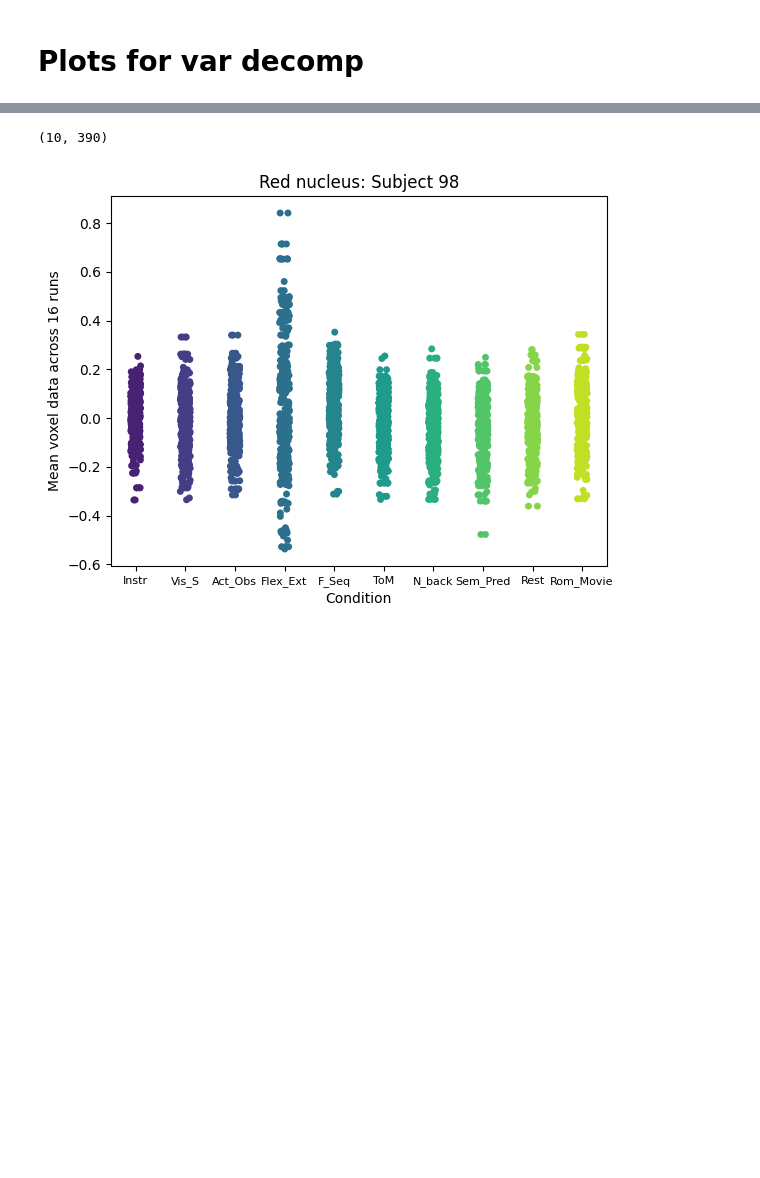
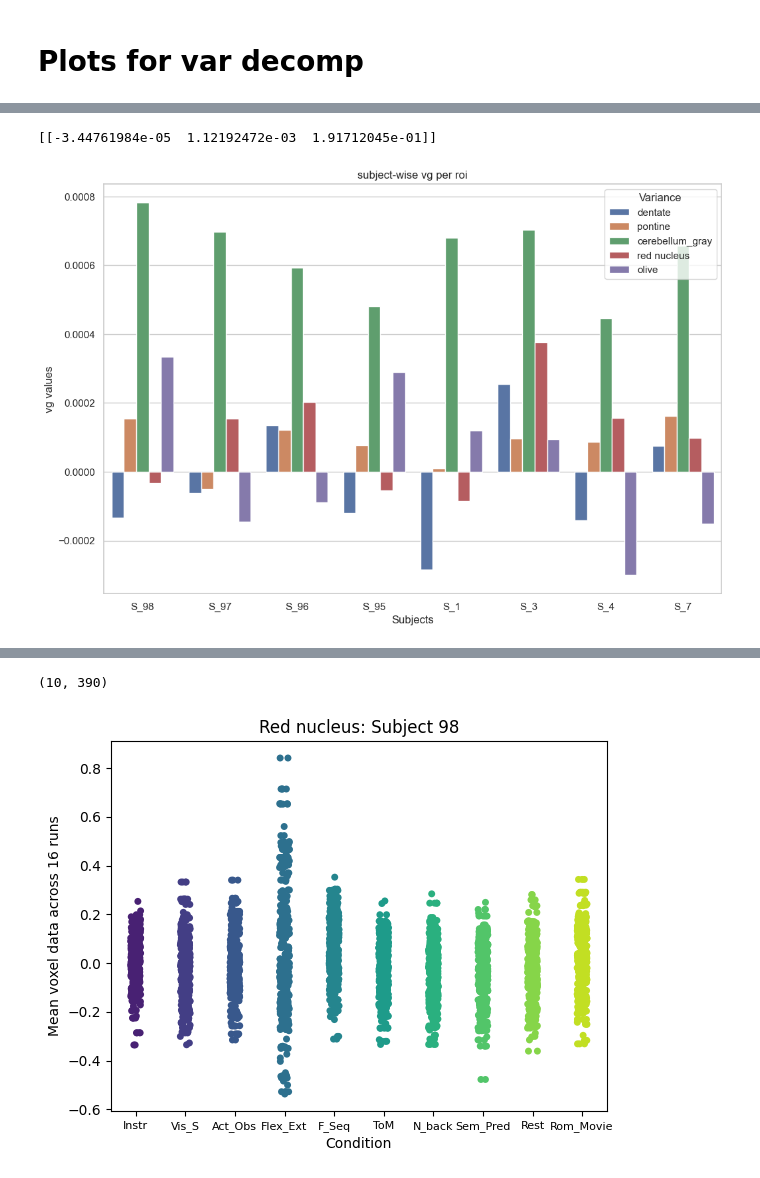
Before and after one commit to DiedrichsenLab/Pontine7T, a Jupyter notebook: notebooks/plots_decomp_var.ipynb, the cells around one changed output, grey strips where cells are left out. Saved outputs shown, nothing was run; the diff lists cells and outputs as text; code cells hidden in the pictures; blank space fills up the shorter version.

Commit message:
added plots

```diff
--- a/notebooks/plots_decomp_var.ipynb
+++ b/notebooks/plots_decomp_var.ipynb
@@ -14,7 +14,9 @@ data_dir = '/Volumes/diedrichsen_data$/data/Cerebellum/Pontine7T/RegionOfInteres
 
  #appending files: 10 conditions, 16 runs; converting to tensor subj x cond x voxels
 # %%
-flat_data = decomposing_variances.get_structure_data()
+#pontine data
+
+flat_data = decomposing_variances.get_structure_data(structure='pontine')
 
 cond_vec = numpy.tile(numpy.arange(1,11),16)
 
@@ -24,14 +26,17 @@ tensor_4d = decomposing_variances.flat2ndarray(flat_data, cond_vec, part_vec)
 
 tensor_no_nans = numpy.nan_to_num(tensor_4d)
 
-tensor_avg_cond = tensor_no_nans.mean(axis=1, keepdims=1)
+tensor_avg_cond = tensor_no_nans.mean(axis=3, keepdims=1) #this is the mean activity pattern
 
-tensor_mean_subtract = tensor_no_nans - tensor_avg_cond
+tensor_mean_subtract_p = tensor_no_nans - tensor_avg_cond
 
-has_nans = numpy.isnan(tensor_subtract).any()
+has_nans = numpy.isnan(tensor_mean_subtract_p).any()
 
 if has_nans:
     print("tensor_subtract contains NaN values.")
 else:
     print("tensor_subtract does not contain NaN values.")
+
+print(flat_data.shape)
+print(tensor_mean_subtract_p.shape)
 # %% [output]
@@ -69,0 +279,36 @@ global variances: [[-1.42336285e-20 -1.43960286e-02  2.30336457e-01]
+# %%
+# Example arrays representing variances for each subject
+variances_d= decompose_pattern_into_group_indiv_noise(tensor_mean_subtract_d, criterion='global')
+variances_p= decompose_pattern_into_group_indiv_noise(tensor_mean_subtract_p, criterion='global')
+variances_c= decompose_pattern_into_group_indiv_noise(tensor_mean_subtract_c, criterion='global')
+variances_r= decompose_pattern_into_group_indiv_noise(tensor_mean_subtract_r, criterion='global')
+variances_o= decompose_pattern_into_group_indiv_noise(tensor_mean_subtract_o, criterion='global')
+# %%
+print(variances_d)
+# %% [output]
+[[-3.44761984e-05  1.12192472e-03  1.91712045e-01]]
+# %%
+# plot variances per roi, mean subtracted
+data = {
+    'Subjects': ['S_98', 'S_97', 'S_96', 'S_95', 'S_1', 'S_3', 'S_4', 'S_7'],
+    'dentate': variances_d[:,0],
+    'pontine': variances_p[:,0],
+    'cerebellum_gray': variances_c[:,0],
+    'red nucleus': variances_r[:,0],
+    'olive': variances_o[:,0]
+}
+
+df = pandas.DataFrame(data)
+
+#seaborn process
+df_melted = pandas.melt(df, id_vars=['Subjects'], var_name='Variance', value_name='Value')
+
+plt.figure(figsize=(12, 8))
+sns.barplot(x='Subjects', y='Value', hue='Variance', data=df_melted)
+plt.xlabel('Subjects')
+plt.ylabel('vg values')
+plt.title('subject-wise vg per roi')
+plt.legend(title='Variance', loc='upper right')
+plt.show()
+# %% [output]
+[figure, added]
```
Also changed, not shown: parts of 12 cells of this notebook, 1 other file.
